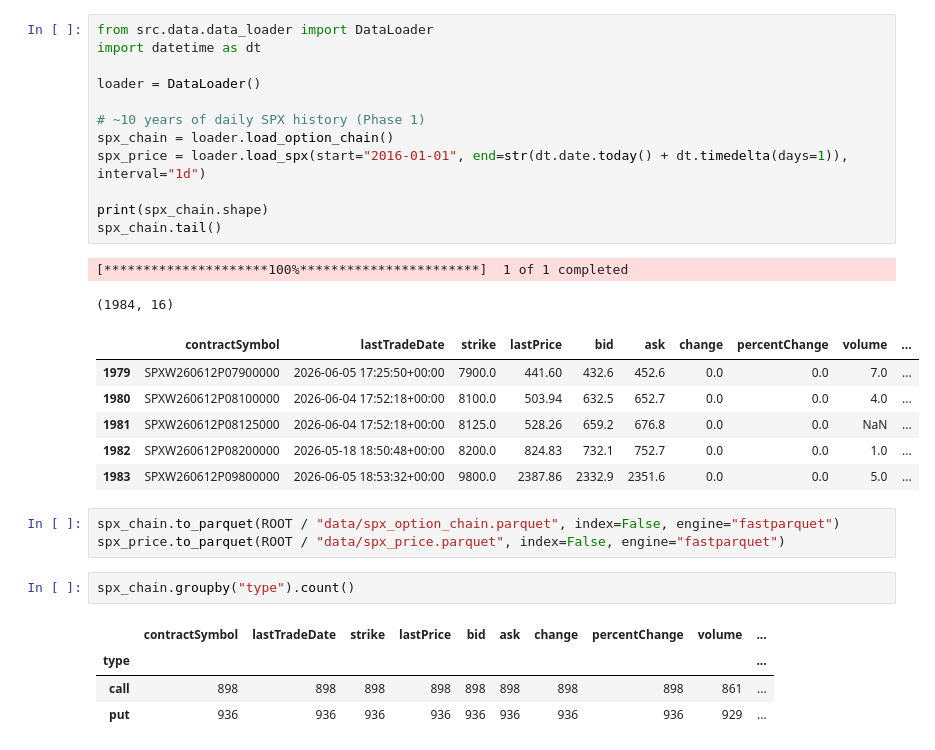
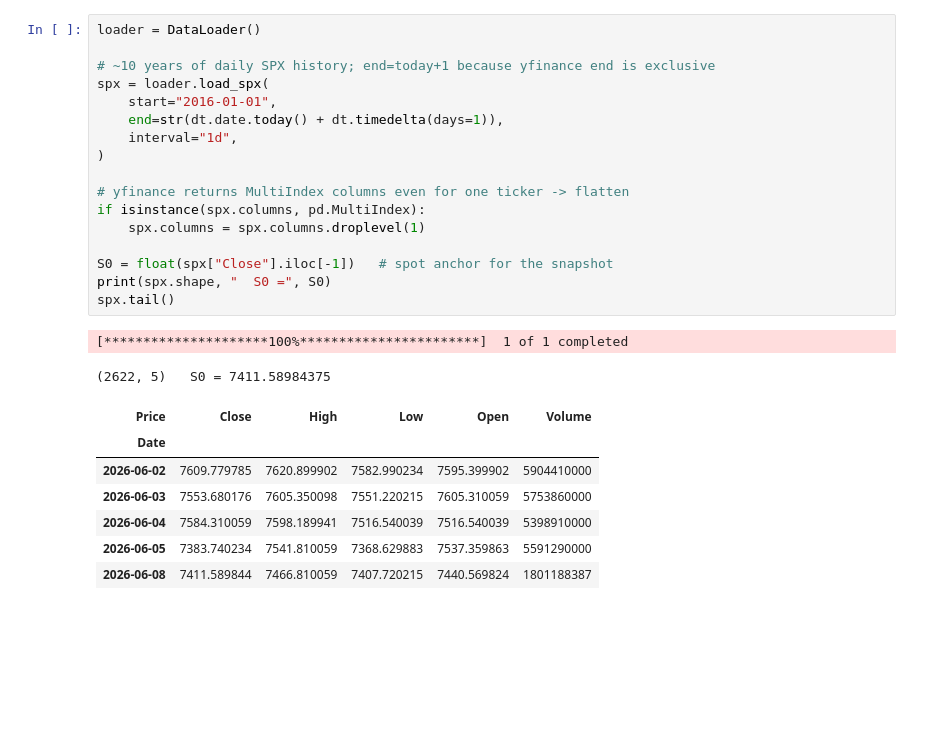
Before and after one commit to DmiMakarov/QuantFlow, a Jupyter notebook: notebooks/get_and_look_data.ipynb, the cells around one changed output. Cells and saved outputs as stored; diff of their text form; blank space fills up the shorter version.

```diff
--- a/notebooks/get_and_look_data.ipynb
+++ b/notebooks/get_and_look_data.ipynb
@@ -9,31 +17,27 @@ if str(ROOT) not in sys.path:
 # %%
-from src.data.data_loader import DataLoader
-import datetime as dt
-
 loader = DataLoader()
 
-# ~10 years of daily SPX history (Phase 1)
-spx_chain = loader.load_option_chain()
-spx_price = loader.load_spx(start="2016-01-01", end=str(dt.date.today() + dt.timedelta(days=1)), interval="1d")
+# ~10 years of daily SPX history; end=today+1 because yfinance end is exclusive
+spx = loader.load_spx(
+    start="2016-01-01",
+    end=str(dt.date.today() + dt.timedelta(days=1)),
+    interval="1d",
+)
 
-print(spx_chain.shape)
-spx_chain.tail()
+# yfinance returns MultiIndex columns even for one ticker -> flatten
+if isinstance(spx.columns, pd.MultiIndex):
+    spx.columns = spx.columns.droplevel(1)
+
+S0 = float(spx["Close"].iloc[-1])   # spot anchor for the snapshot
+print(spx.shape, "  S0 =", S0)
+spx.tail()
 # %% [output]
 [*********************100%***********************]  1 of 1 completed
-(1984, 16)
+(2622, 5)   S0 = 7411.58984375
-|  | contractSymbol | lastTradeDate | strike | lastPrice | bid | ask | change | percentChange | volume | ... |
-| 1979 | SPXW260612P07900000 | 2026-06-05 17:25:50+00:00 | 7900.0 | 441.60 | 432.6 | 452.6 | 0.0 | 0.0 | 7.0 | ... |
-| 1980 | SPXW260612P08100000 | 2026-06-04 17:52:18+00:00 | 8100.0 | 503.94 | 632.5 | 652.7 | 0.0 | 0.0 | 4.0 | ... |
-| 1981 | SPXW260612P08125000 | 2026-06-04 17:52:18+00:00 | 8125.0 | 528.26 | 659.2 | 676.8 | 0.0 | 0.0 | NaN | ... |
-| 1982 | SPXW260612P08200000 | 2026-05-18 18:50:48+00:00 | 8200.0 | 824.83 | 732.1 | 752.7 | 0.0 | 0.0 | 1.0 | ... |
-| 1983 | SPXW260612P09800000 | 2026-06-05 18:53:32+00:00 | 9800.0 | 2387.86 | 2332.9 | 2351.6 | 0.0 | 0.0 | 5.0 | ... |
+| Price | Close | High | Low | Open | Volume |
+| Date |  |  |  |  |  |
+| 2026-06-02 | 7609.779785 | 7620.899902 | 7582.990234 | 7595.399902 | 5904410000 |
+| 2026-06-03 | 7553.680176 | 7605.350098 | 7551.220215 | 7605.310059 | 5753860000 |
+| 2026-06-04 | 7584.310059 | 7598.189941 | 7516.540039 | 7516.540039 | 5398910000 |
+| 2026-06-05 | 7383.740234 | 7541.810059 | 7368.629883 | 7537.359863 | 5591290000 |
+| 2026-06-08 | 7411.589844 | 7466.810059 | 7407.720215 | 7440.569824 | 1801188387 |
-# %%
-spx_chain.to_parquet(ROOT / "data/spx_option_chain.parquet", index=False, engine="fastparquet")
-spx_price.to_parquet(ROOT / "data/spx_price.parquet", index=False, engine="fastparquet")
-# %%
-spx_chain.groupby("type").count()
-# %% [output]
-|  | contractSymbol | lastTradeDate | strike | lastPrice | bid | ask | change | percentChange | volume | ... |
-| type |  |  |  |  |  |  |  |  |  | ... |
-| call | 898 | 898 | 898 | 898 | 898 | 898 | 898 | 898 | 861 | ... |
-| put | 936 | 936 | 936 | 936 | 936 | 936 | 936 | 936 | 929 | ... |
```
Also changed, not shown: parts of 4 cells of this notebook.
